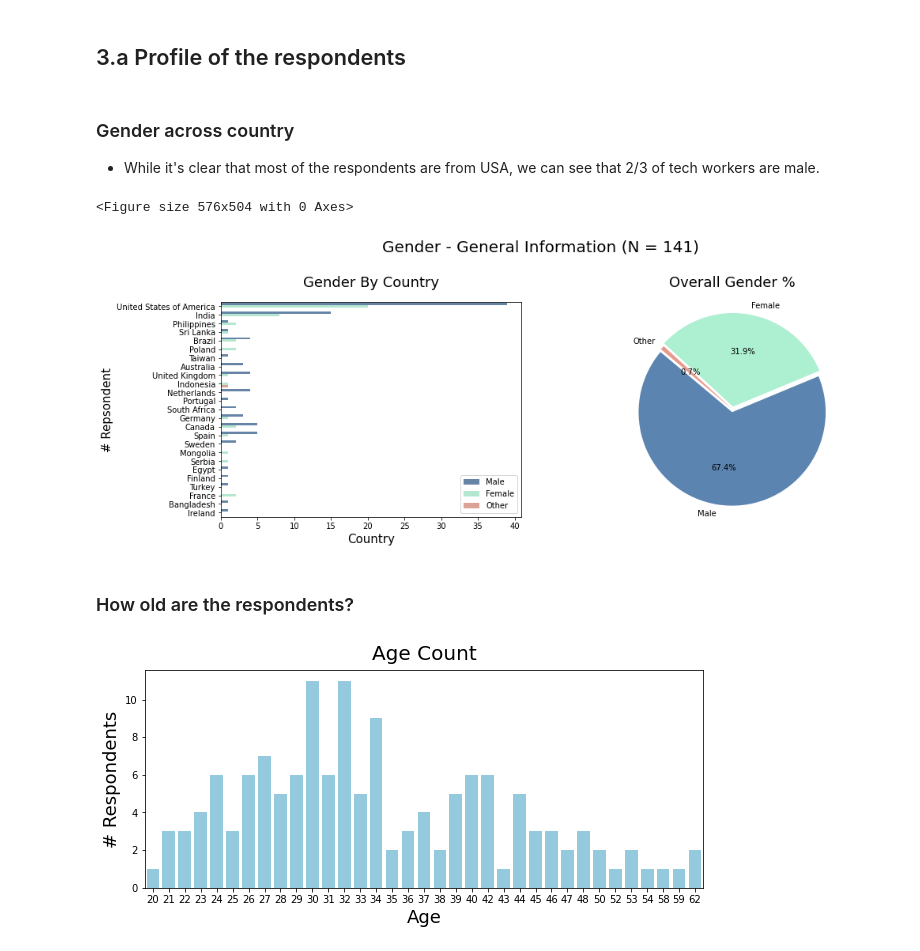
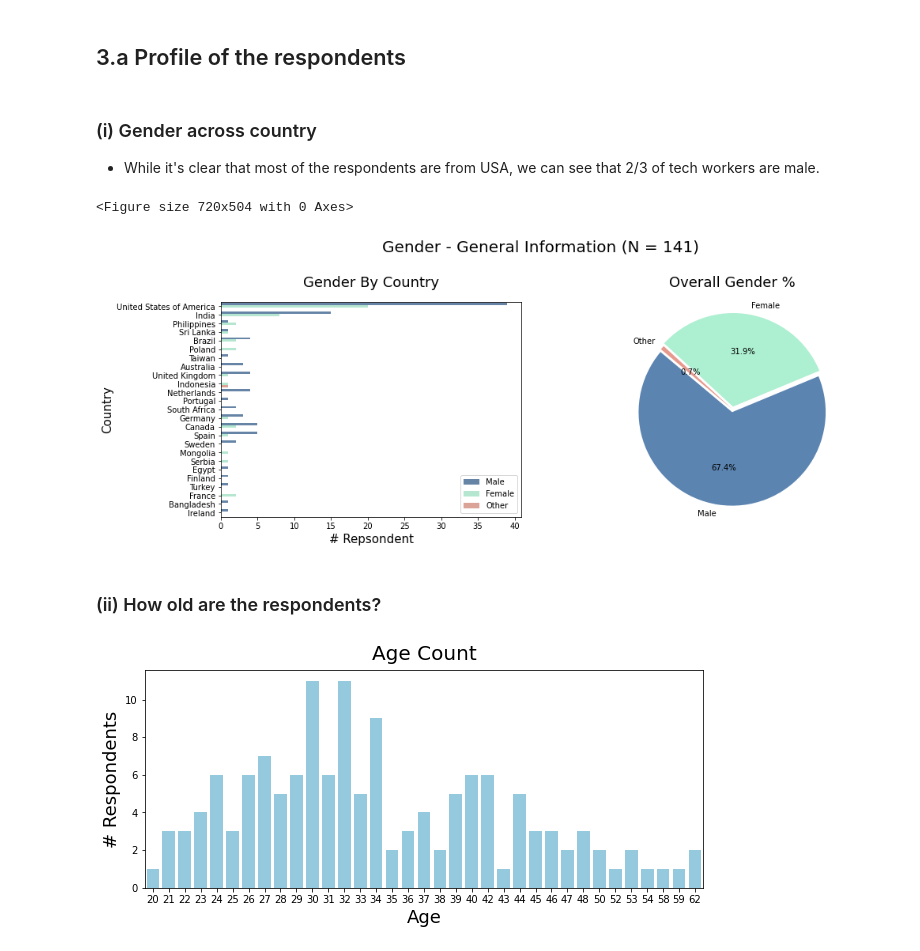
Before and after one commit to MarkJasonE/MentalHealthInTech, a Jupyter notebook: Mental Health In Tech - OSMI 2020.ipynb, the cells around one changed output. Saved outputs shown, nothing was run; the diff lists cells and outputs as text; code cells hidden in the pictures.

```diff
--- a/Mental Health In Tech - OSMI 2020.ipynb
+++ b/Mental Health In Tech - OSMI 2020.ipynb
@@ -741,43 +748,43 @@ TODO:
 # %% [markdown]
 ## 3.a Profile of the respondents
 # %% [markdown]
-### Gender across country
+### (i) Gender across country
 - While it's clear that most of the respondents are from USA, we can see that 2/3 of tech  workers are male.
 # %%
-plt.figure(figsize=(8,7))
+plt.figure(figsize=(10,7))
 fig, (ax1, ax2) = plt.subplots(1, 2)
 fig.set_figheight(5)
 fig.set_figwidth(15)
 fig.suptitle("Gender - General Information (N = {})".format(len(surveyC1)), fontsize=20, y=1.1)
 
 #Pie chart
 total_respondents = surveyC1["is_comp_role_in_tech"].count()
 male = surveyC1[(surveyC1["is_comp_role_in_tech"]==1) & (surveyC1["gender"]==1)]["gender"].count()
 female = surveyC1[(surveyC1["is_comp_role_in_tech"]==1) & (surveyC1["gender"]==2)]["gender"].count()
 other = surveyC1[(surveyC1["is_comp_role_in_tech"]==1) & (surveyC1["gender"]==3)]["gender"].count()
 
 labels = "Male", "Female", "Other"
 sizes = [male/total_respondents, female/total_respondents, other/total_respondents]
 explode = (0.03, 0.03, 0)
 colors = ["#5b84b1", "#adefd1", "#e69a8d"]
 
 #Bar plot
 sns.countplot(y=surveyC1[surveyC1["is_comp_role_in_tech"]==1]["country_work"], hue=surveyC1["gender"], ax=ax1, palette=colors)
 ax1.set_title("Gender By Country", fontsize=18, y=1.05)
-ax1.set_xlabel("Country", fontsize=15)
-ax1.set_ylabel("# Repsondent", fontsize=15)
+ax1.set_xlabel("# Repsondent", fontsize=15)
+ax1.set_ylabel("Country", fontsize=15)
 ax1.legend(loc="lower right", labels=["Male", "Female", "Other"])
 
 ax2.pie(sizes, labels=labels, explode=explode, colors=colors, autopct="%1.1f%%", startangle=140, normalize=False)
 ax2.axis("equal")
 ax2.set_title("Overall Gender %", fontsize=18, y=1.05)
 
 plt.show()
 # %% [output]
-<Figure size 576x504 with 0 Axes>
+<Figure size 720x504 with 0 Axes>
-[figure, old version]
+[figure, new version]
 # %% [markdown]
-### How old are the respondents?
+### (ii) How old are the respondents?
 # %%
 plt.figure(figsize=(10, 4))
 sns.countplot(x=surveyC1["age"], color="skyblue")
```
Also changed, not shown: parts of 10 cells of this notebook.
